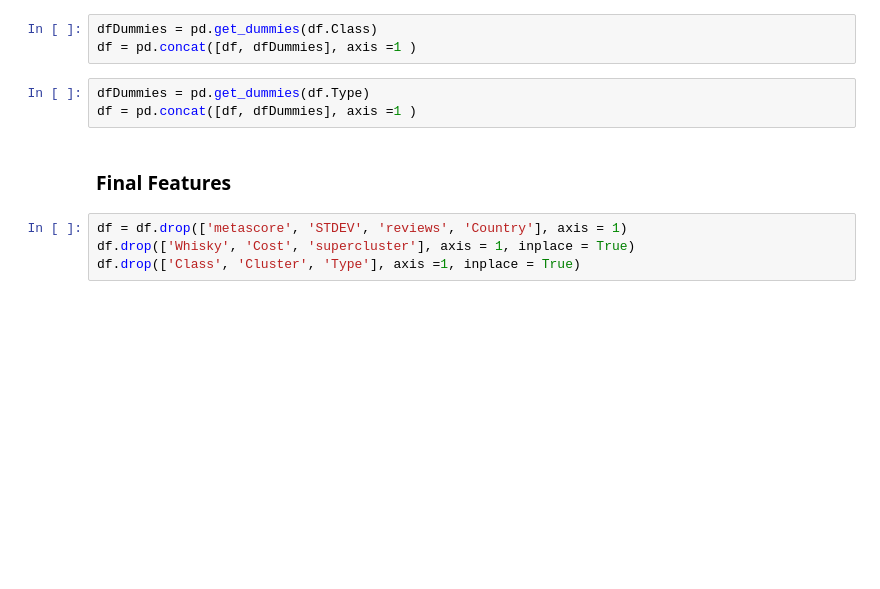
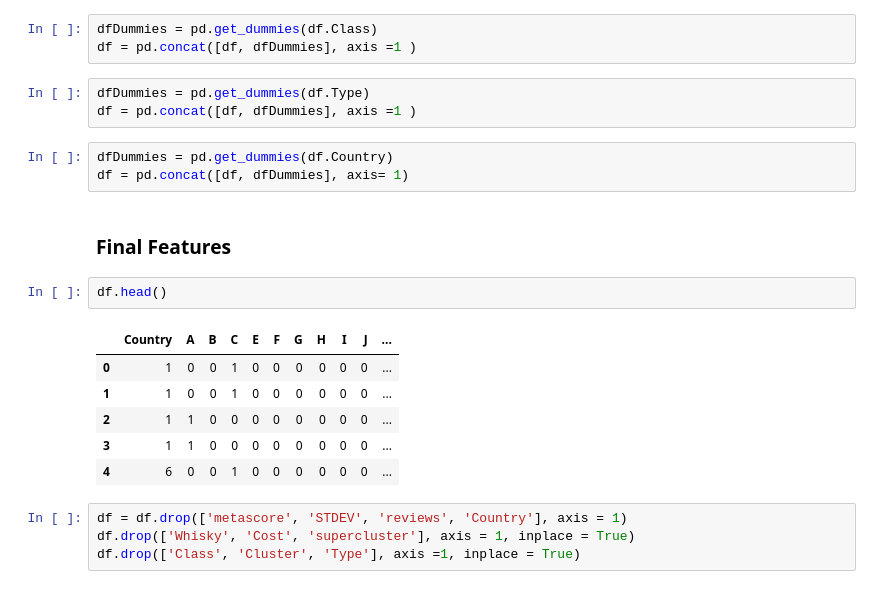
Before and after one commit to hamiltonchangcodes/project_whisky, a Jupyter notebook: Project Whiskey - Expanded EDA.ipynb, the cells around one changed output. Saved outputs shown, nothing was run; the diff lists cells and outputs as text; blank space fills up the shorter version.

```diff
--- a/Project Whiskey - Expanded EDA.ipynb
+++ b/Project Whiskey - Expanded EDA.ipynb
@@ -119,8 +117,20 @@ df = pd.concat([df, dfDummies], axis =1 )
 # %%
 dfDummies = pd.get_dummies(df.Type)
 df = pd.concat([df, dfDummies], axis =1 )
+# %%
+dfDummies = pd.get_dummies(df.Country)
+df = pd.concat([df, dfDummies], axis= 1)
 # %% [markdown]
 ### Final Features
+# %%
+df.head()
+# %% [output]
+|  | Country | A | B | C | E | F | G | H | I | J | ... |
+| 0 | 1 | 0 | 0 | 1 | 0 | 0 | 0 | 0 | 0 | 0 | ... |
+| 1 | 1 | 0 | 0 | 1 | 0 | 0 | 0 | 0 | 0 | 0 | ... |
+| 2 | 1 | 1 | 0 | 0 | 0 | 0 | 0 | 0 | 0 | 0 | ... |
+| 3 | 1 | 1 | 0 | 0 | 0 | 0 | 0 | 0 | 0 | 0 | ... |
+| 4 | 6 | 0 | 0 | 1 | 0 | 0 | 0 | 0 | 0 | 0 | ... |
 # %%
 df = df.drop(['metascore', 'STDEV', 'reviews', 'Country'], axis = 1)
 df.drop(['Whisky', 'Cost', 'supercluster'], axis = 1, inplace = True)
```
Also changed, not shown: parts of 8 cells of this notebook, 1 other file.
